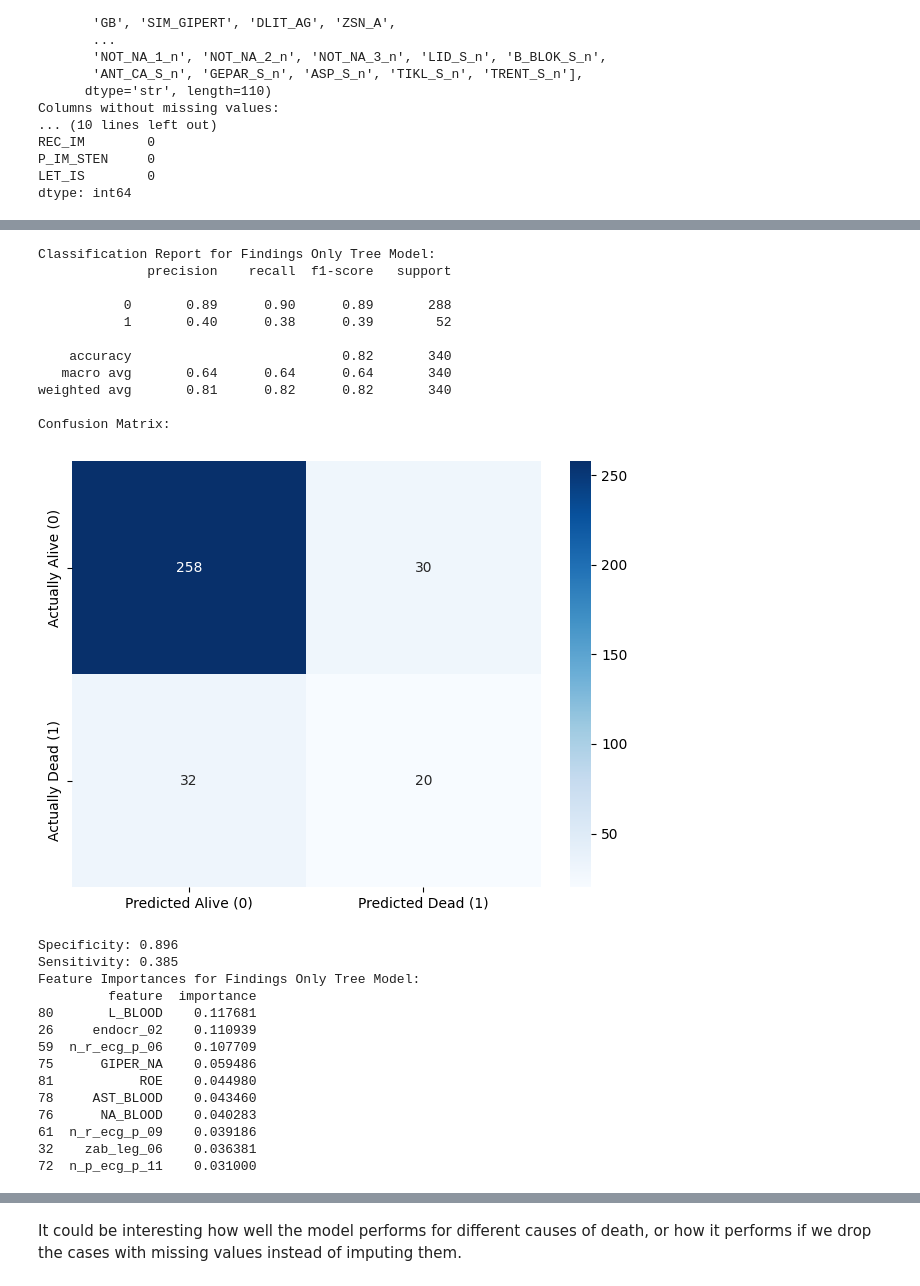
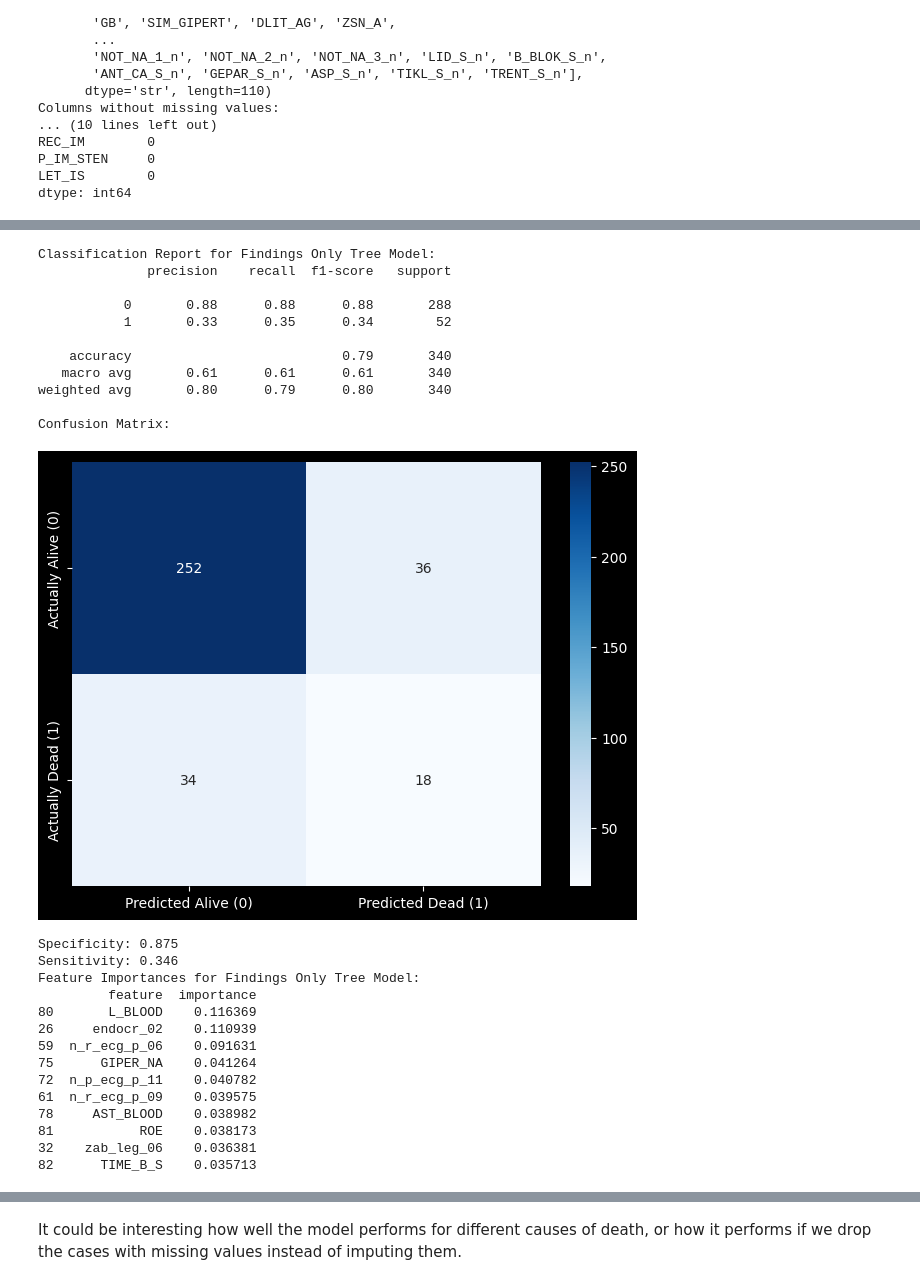
Before and after one commit to Clary1604/AMLHC_final_exam, a Jupyter notebook: MI_Complications.ipynb, the cells around one changed output, grey strips where cells are left out. Saved outputs shown, nothing was run; the diff lists cells and outputs as text; code cells hidden in the pictures.

```diff
--- a/MI_Complications.ipynb
+++ b/MI_Complications.ipynb
@@ -253,8 +269,8 @@ Note: Interventions such as Fibrinolytic Therapy or use of NSAIDs could be assoc
 # excluded columns 76-82 (fibrinolytic therapies) and 96-112 (drugs/interventions)
 
 
-# columns 1-74 are findings (index 0:74), excluding intervention columns 75-81 and 95-111
-findings_columns = list(mi_complications.columns[0:74]) + list(mi_complications.columns[82:94])
+# features 2-75 are findings (index 0:73), excluding intervention features 76-82 and 96-112
+findings_columns = list(mi_complications.columns[0:73]) + list(mi_complications.columns[81:93])
 X = mi_complications[findings_columns]
 
 mi_complications["lethal_outcome"] = mi_complications["LET_IS"].apply(lambda x: 0 if x == 0 else 1)
@@ -299,51 +315,51 @@ print(classification_report(y_test, y_pred))
 print("Confusion Matrix:")
 cm = confusion_matrix(y_test, y_pred)
 
 sns.heatmap(cm, annot=True, fmt="d", cmap="Blues",
             xticklabels=["Predicted Alive (0)", "Predicted Dead (1)"],
             yticklabels=["Actually Alive (0)", "Actually Dead (1)"])
 plt.tight_layout()
 plt.show()
 
 tn, fp, fn, tp = confusion_matrix(y_test, y_pred).ravel()
 specificity = tn / (tn + fp)
 sensitivity = tp / (tp + fn)
 print(f"Specificity: {specificity:.3f}")  # ability to correctly identify alive patients
 print(f"Sensitivity: {sensitivity:.3f}") # ability to correctly identify dying patients
 
 
 # describe which features are most important for predicting lethal outcomes
 feature_importances = pipeline_findings.named_steps["classifier"].feature_importances_
 feature_names = X.columns
 feature_importance_df = pd.DataFrame({"feature": feature_names, "importance": feature_importances})
 feature_importance_df = feature_importance_df.sort_values(by="importance", ascending=False)
 print("Feature Importances for Findings Only Tree Model:")
 print(feature_importance_df.head(10))
 # %% [output]
 Classification Report for Findings Only Tree Model:
               precision    recall  f1-score   support
 
-           0       0.89      0.90      0.89       288
-           1       0.40      0.38      0.39        52
+           0       0.88      0.88      0.88       288
+           1       0.33      0.35      0.34        52
 
-    accuracy                           0.82       340
-   macro avg       0.64      0.64      0.64       340
-weighted avg       0.81      0.82      0.82       340
+    accuracy                           0.79       340
+   macro avg       0.61      0.61      0.61       340
+weighted avg       0.80      0.79      0.80       340
 
 Confusion Matrix:
-[figure, old version]
+[figure, new version]
-Specificity: 0.896
-Sensitivity: 0.385
+Specificity: 0.875
+Sensitivity: 0.346
 Feature Importances for Findings Only Tree Model:
          feature  importance
-80       L_BLOOD    0.117681
+80       L_BLOOD    0.116369
 26     endocr_02    0.110939
-59  n_r_ecg_p_06    0.107709
-75      GIPER_NA    0.059486
-81           ROE    0.044980
-78     AST_BLOOD    0.043460
-76      NA_BLOOD    0.040283
-61  n_r_ecg_p_09    0.039186
+59  n_r_ecg_p_06    0.091631
+75      GIPER_NA    0.041264
+72  n_p_ecg_p_11    0.040782
+61  n_r_ecg_p_09    0.039575
+78     AST_BLOOD    0.038982
+81           ROE    0.038173
 32    zab_leg_06    0.036381
-72  n_p_ecg_p_11    0.031000
+82      TIME_B_S    0.035713
 # %% [markdown]
```
Also changed, not shown: parts of 11 cells of this notebook.
